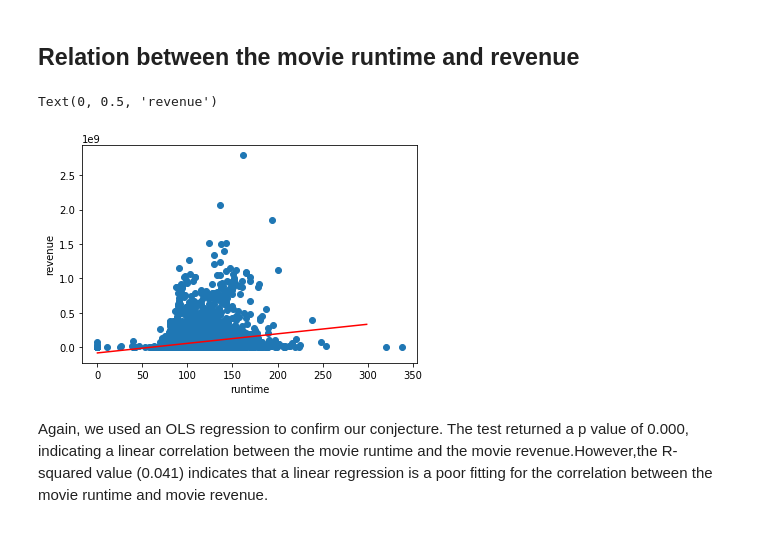
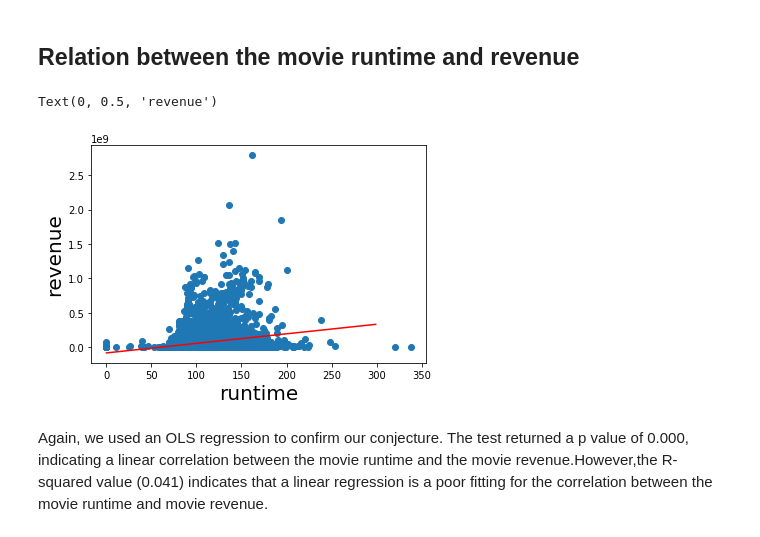
Before and after one commit to COGS108/MyFirstPullRequest, a Jupyter notebook: FinalProject.ipynb, the cells around one changed output. Cells and saved outputs as stored; diff of their text form; code cells hidden in the pictures.

```diff
--- a/FinalProject.ipynb
+++ b/FinalProject.ipynb
@@ -340,15 +346,15 @@ The movie runtime could also contributes to the movie revenue by affecting audie
 # %%
 timelenth_rev = df[['runtime','revenue']]
 a, b = np.polyfit(timelenth_rev['runtime'], timelenth_rev['revenue'], 1)
 time_len = np.arange(0,300,dtype = 'float')
 pred_rev = a * time_len + b
 plt.scatter(x = timelenth_rev['runtime'], y = timelenth_rev['revenue'])
 plt.plot(time_len, pred_rev, linestyle='-',color = "red")
-plt.xlabel('runtime')
-plt.ylabel('revenue')
+plt.xlabel('runtime', size =20)
+plt.ylabel('revenue',  size =20)
 # %% [output]
 Text(0, 0.5, 'revenue')
-[figure, old version]
+[figure, new version]
 # %% [markdown]
 Again, we used an OLS regression to confirm our conjecture. The test returned a p value of 0.000, indicating a linear correlation between the movie runtime and the movie revenue.However,the R-squared value (0.041) indicates that a linear regression is a poor fitting for the correlation between the movie runtime and movie revenue.
 # %%
```
Also changed, not shown: parts of 8 cells of this notebook.
